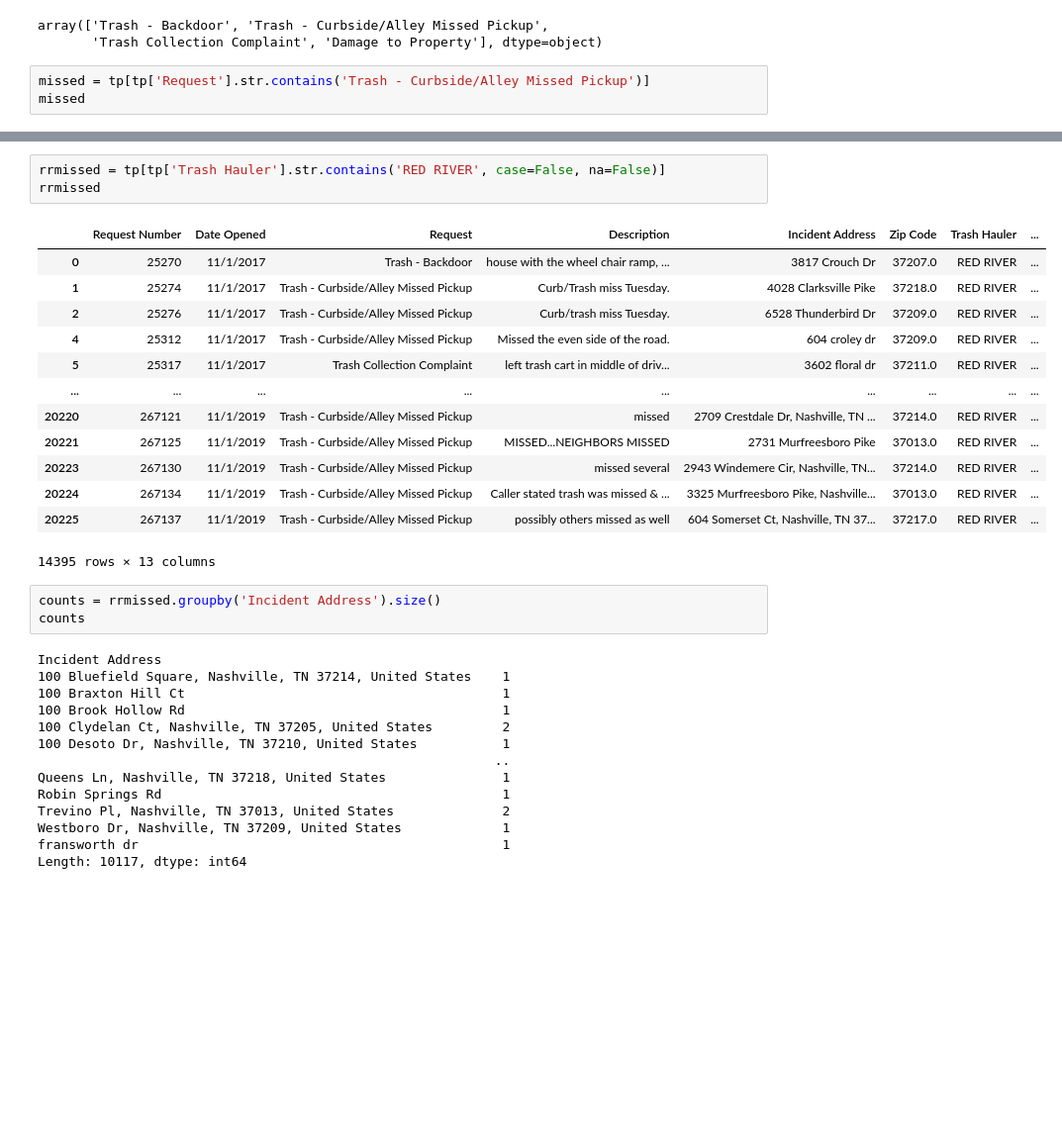
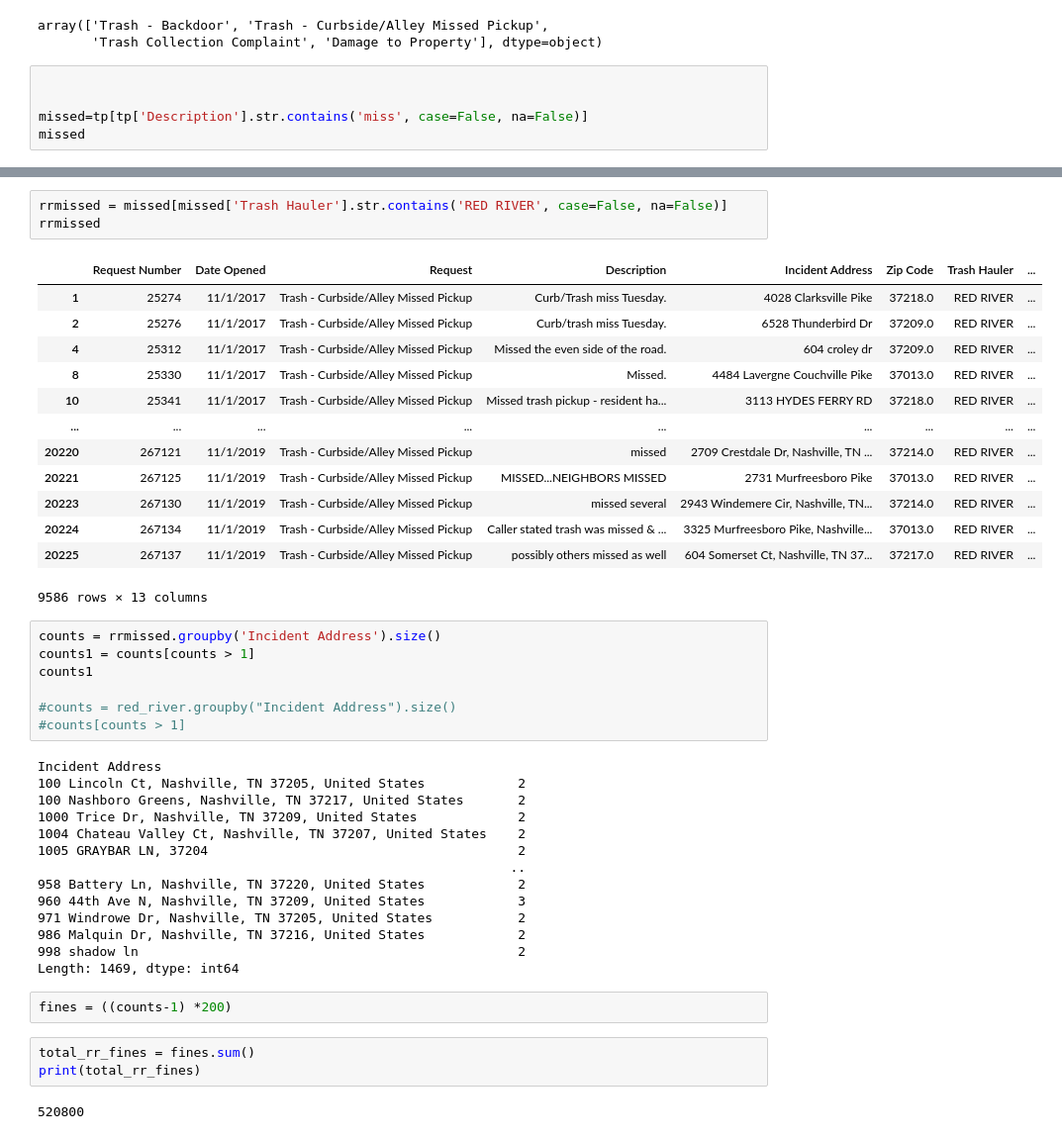
Before and after one commit to NSS-Data-Analytics-Cohort-15/trash-pickups-mbainbridge950, a Jupyter notebook: notebooks/trash_pickups.ipynb, the cells around one changed output, grey strips where cells are left out. Shown at 99% size. Drawn from its saved outputs; the diff is of its cells as text; blank space fills up the shorter version.

```diff
--- a/notebooks/trash_pickups.ipynb
+++ b/notebooks/trash_pickups.ipynb
@@ -40,7 +57,9 @@ tp['Request'].unique()
 array(['Trash - Backdoor', 'Trash - Curbside/Alley Missed Pickup',
        'Trash Collection Complaint', 'Damage to Property'], dtype=object)
 # %%
-missed = tp[tp['Request'].str.contains('Trash - Curbside/Alley Missed Pickup')]
+
+
+missed=tp[tp['Description'].str.contains('miss', case=False, na=False)]
 missed
 # %% [output]
 |  | Request Number | Date Opened | Request | Description | Incident Address | Zip Code | Trash Hauler | ... |
@@ -75,34 +94,45 @@ missed.groupby(['Incident Address','Trash Hauler']).size().reset_index()
 # %%
-rrmissed = tp[tp['Trash Hauler'].str.contains('RED RIVER', case=False, na=False)]
+rrmissed = missed[missed['Trash Hauler'].str.contains('RED RIVER', case=False, na=False)]
 rrmissed
 # %% [output]
 |  | Request Number | Date Opened | Request | Description | Incident Address | Zip Code | Trash Hauler | ... |
-| 0 | 25270 | 11/1/2017 | Trash - Backdoor | house with the wheel chair ramp, ... | 3817 Crouch Dr | 37207.0 | RED RIVER | ... |
 | 1 | 25274 | 11/1/2017 | Trash - Curbside/Alley Missed Pickup | Curb/Trash miss Tuesday. | 4028 Clarksville Pike | 37218.0 | RED RIVER | ... |
 | 2 | 25276 | 11/1/2017 | Trash - Curbside/Alley Missed Pickup | Curb/trash miss Tuesday. | 6528 Thunderbird Dr | 37209.0 | RED RIVER | ... |
 | 4 | 25312 | 11/1/2017 | Trash - Curbside/Alley Missed Pickup | Missed the even side of the road. | 604 croley dr | 37209.0 | RED RIVER | ... |
-| 5 | 25317 | 11/1/2017 | Trash Collection Complaint | left trash cart in middle of driv... | 3602 floral dr | 37211.0 | RED RIVER | ... |
+| 8 | 25330 | 11/1/2017 | Trash - Curbside/Alley Missed Pickup | Missed. | 4484 Lavergne Couchville Pike | 37013.0 | RED RIVER | ... |
+| 10 | 25341 | 11/1/2017 | Trash - Curbside/Alley Missed Pickup | Missed trash pickup - resident ha... | 3113 HYDES FERRY RD | 37218.0 | RED RIVER | ... |
 | ... | ... | ... | ... | ... | ... | ... | ... | ... |
 | 20220 | 267121 | 11/1/2019 | Trash - Curbside/Alley Missed Pickup | missed | 2709 Crestdale Dr, Nashville, TN ... | 37214.0 | RED RIVER | ... |
 | 20221 | 267125 | 11/1/2019 | Trash - Curbside/Alley Missed Pickup | MISSED...NEIGHBORS MISSED | 2731 Murfreesboro Pike | 37013.0 | RED RIVER | ... |
 | 20223 | 267130 | 11/1/2019 | Trash - Curbside/Alley Missed Pickup | missed several | 2943 Windemere Cir, Nashville, TN... | 37214.0 | RED RIVER | ... |
 | 20224 | 267134 | 11/1/2019 | Trash - Curbside/Alley Missed Pickup | Caller stated trash was missed & ... | 3325 Murfreesboro Pike, Nashville... | 37013.0 | RED RIVER | ... |
 | 20225 | 267137 | 11/1/2019 | Trash - Curbside/Alley Missed Pickup | possibly others missed as well | 604 Somerset Ct, Nashville, TN 37... | 37217.0 | RED RIVER | ... |
-14395 rows × 13 columns
+9586 rows × 13 columns
 # %%
 counts = rrmissed.groupby('Incident Address').size()
-counts
+counts1 = counts[counts > 1]
+counts1
+
+#counts = red_river.groupby("Incident Address").size()
+#counts[counts > 1]
 # %% [output]
 Incident Address
-100 Bluefield Square, Nashville, TN 37214, United States    1
-100 Braxton Hill Ct                                         1
-100 Brook Hollow Rd                                         1
-100 Clydelan Ct, Nashville, TN 37205, United States         2
-100 Desoto Dr, Nashville, TN 37210, United States           1
-                                                           ..
-Queens Ln, Nashville, TN 37218, United States               1
-Robin Springs Rd                                            1
-Trevino Pl, Nashville, TN 37013, United States              2
-Westboro Dr, Nashville, TN 37209, United States             1
-fransworth dr                                               1
-Length: 10117, dtype: int64
+100 Lincoln Ct, Nashville, TN 37205, United States            2
+100 Nashboro Greens, Nashville, TN 37217, United States       2
+1000 Trice Dr, Nashville, TN 37209, United States             2
+1004 Chateau Valley Ct, Nashville, TN 37207, United States    2
+1005 GRAYBAR LN, 37204                                        2
+                                                             ..
+958 Battery Ln, Nashville, TN 37220, United States            2
+960 44th Ave N, Nashville, TN 37209, United States            3
+971 Windrowe Dr, Nashville, TN 37205, United States           2
+986 Malquin Dr, Nashville, TN 37216, United States            2
+998 shadow ln                                                 2
+Length: 1469, dtype: int64
+# %%
+fines = ((counts-1) *200)
+# %%
+total_rr_fines = fines.sum()
+print(total_rr_fines)
+# %% [output]
+520800
```
Also changed, not shown: parts of 15 cells of this notebook.
